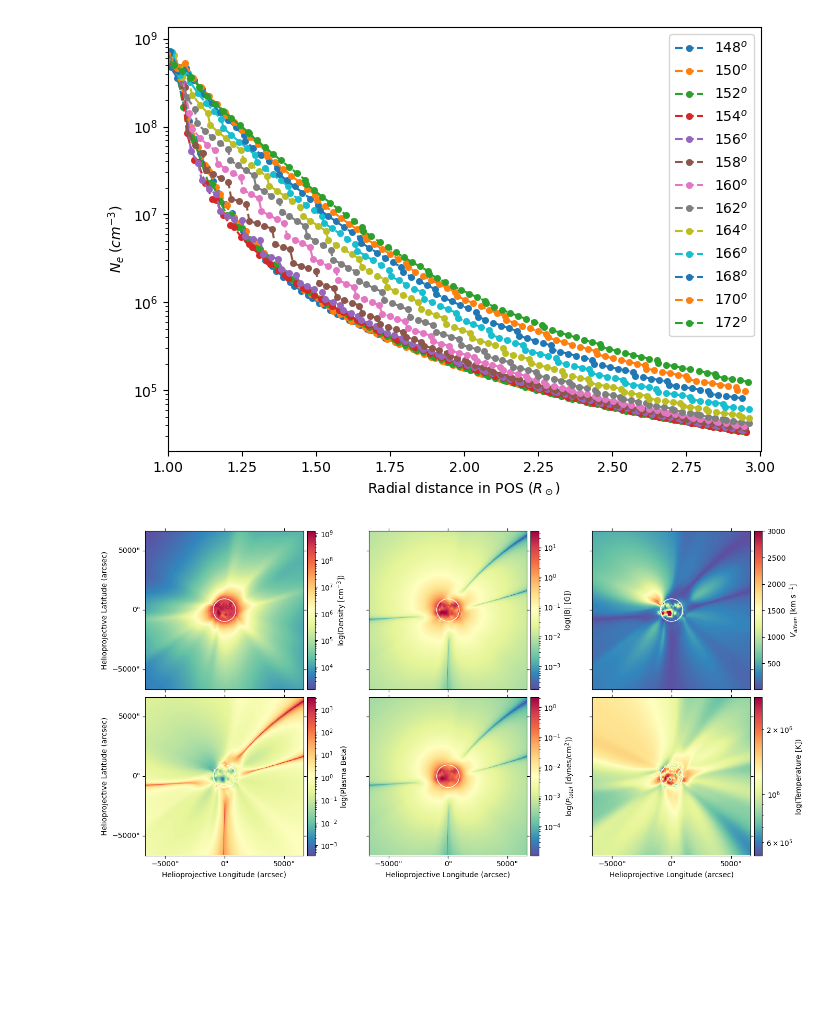
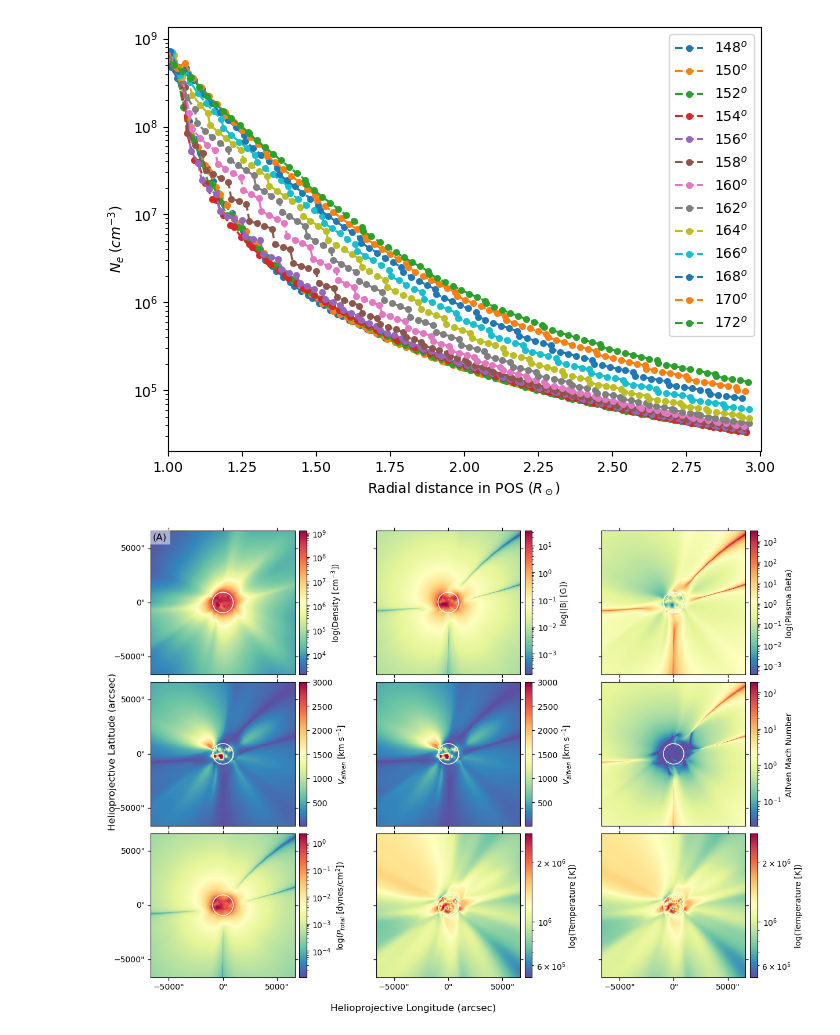
Before and after one commit to MohamedNedal/dias_work, a Jupyter notebook: plot_forward_maps.ipynb, the cells around one changed output. Drawn from its saved outputs; the diff is of its cells as text; code cells hidden in the pictures; blank space fills up the shorter version.

```diff
--- a/plot_forward_maps.ipynb
+++ b/plot_forward_maps.ipynb
@@ -149 +175,9 @@ va = sunpy.map.Map(valf_km_s, dens.meta)
+# %%
+# Calculate plasma speed
+vsw_arr = np.sqrt(vx.data**2 + vy.data**2 + vz.data**2)
+vsw = sunpy.map.Map(vsw_arr, vx.meta)
+
+# Calculate Alfven Mach number
+Ma_arr = vsw.data / va.data
+Ma = sunpy.map.Map(Ma_arr, vsw.meta)
 # %%
@@ -247,9 +281,11 @@ plt.show()
 # %% [output]
 [figure]
 # %%
-fig = plt.figure(figsize=[14,7])
+fig = plt.figure(figsize=[15,10])
+fig.supxlabel('Helioprojective Longitude (arcsec)', y=0.05)
+fig.supylabel('Helioprojective Latitude (arcsec)', x=0.15)
 
-ax = fig.add_subplot(231, projection=dens)
+ax = fig.add_subplot(331, projection=dens)
 img = dens.plot(axes=ax,
                 norm=colors.LogNorm(),
                 cmap='Spectral_r')
@@ -258,11 +294,12 @@ plt.colorbar(img, ax=ax, fraction=0.05, pad=0.02, label='log(Density [cm$^{-3}$]
 ax.grid(False)
 ax.set_title('')
 ax.set_xlabel(' ')
-ax.set_ylabel('Helioprojective Latitude (arcsec)')
-# ax.coords[0].set_ticks_visible(False)
+ax.set_ylabel(' ')
 ax.coords[0].set_ticklabel_visible(False)
+ax.text(0.015, 0.985, '(A)', transform=ax.transAxes, fontsize=12, color='k',
+        verticalalignment='top', bbox=dict(facecolor='white', alpha=0.5, edgecolor='none'))
 
-ax = fig.add_subplot(232, projection=bmag)
+ax = fig.add_subplot(332, projection=bmag)
 img = bmag.plot(axes=ax,
                 norm=colors.LogNorm(),
                 cmap='Spectral_r')
@@ -275,7 +312,33 @@ ax.set_ylabel(' ')
 ax.coords[0].set_ticklabel_visible(False)
 ax.coords[1].set_ticklabel_visible(False)
 
-ax = fig.add_subplot(233, projection=va)
+ax = fig.add_subplot(333, projection=beta)
+img = beta.plot(axes=ax,
+            norm=colors.LogNorm(),
+            cmap='Spectral_r')
+beta.draw_limb()
+plt.colorbar(img, ax=ax, fraction=0.05, pad=0.02, label='log(Plasma Beta)')
+ax.grid(False)
+ax.set_title('')
+ax.set_xlabel(' ')
+ax.set_ylabel(' ')
+ax.coords[0].set_ticklabel_visible(False)
+ax.coords[1].set_ticklabel_visible(False)
+
+ax = fig.add_subplot(334, projection=va)
+img = va.plot(axes=ax,
+            vmin=1e1, vmax=3e3,
+            cmap='Spectral_r')
+va.draw_limb()
+plt.colorbar(img, ax=ax, fraction=0.05, pad=0.02, label='$V_{alfven}$ [km s$^{-1}$]')
+ax.grid(False)
+ax.set_title('')
+ax.set_xlabel(' ')
+ax.set_ylabel(' ')
+ax.coords[0].set_ticklabel_visible(False)
+# ax.coords[1].set_ticklabel_visible(False)
+
+ax = fig.add_subplot(335, projection=va)
 img = va.plot(axes=ax,
             vmin=1e1, vmax=3e3,
             cmap='Spectral_r')
@@ -286,45 +349,63 @@ ax.set_title('')
 ax.set_xlabel(' ')
 ax.set_ylabel(' ')
 ax.coords[0].set_ticklabel_visible(False)
 ax.coords[1].set_ticklabel_visible(False)
 
-ax = fig.add_subplot(234, projection=beta)
-img = beta.plot(axes=ax,
-            norm=colors.LogNorm(),
+ax = fig.add_subplot(336, projection=Ma)
+img = Ma.plot(axes=ax,
+            norm=colors.LogNorm(vmin=2e-2, vmax=2e2),
             cmap='Spectral_r')
-beta.draw_limb()
-plt.colorbar(img, ax=ax, fraction=0.05, pad=0.02, label='log(Plasma Beta)')
+Ma.draw_limb()
+plt.colorbar(img, ax=ax, fraction=0.05, pad=0.02, label='Alfven Mach Number')
 ax.grid(False)
 ax.set_title('')
-ax.set_xlabel('Helioprojective Longitude (arcsec)')
-ax.set_ylabel('Helioprojective Latitude (arcsec)')
+ax.set_xlabel(' ')
+ax.set_ylabel(' ')
+ax.coords[0].set_ticklabel_visible(False)
+ax.coords[1].set_ticklabel_visible(False)
 
-ax = fig.add_subplot(235, projection=ptot)
+ax = fig.add_subplot(337, projection=ptot)
 img = ptot.plot(axes=ax,
             norm=colors.LogNorm(),
             cmap='Spectral_r')
 ptot.draw_limb()
 plt.colorbar(img, ax=ax, fraction=0.05, pad=0.02, label='log($P_{total}$ [dynes/cm$^2$])')
 ax.grid(False)
 ax.set_title('')
-ax.set_xlabel('Helioprojective Longitude (arcsec)')
+ax.set_xlabel(' ')
 ax.set_ylabel(' ')
-ax.coords[1].set_ticklabel_visible(False)
+# ax.coords[1].set_ticklabel_visible(False)
 
-ax = fig.add_subplot(236, projection=temp)
+ax = fig.add_subplot(338, projection=temp)
 img = temp.plot(axes=ax,
             norm=colors.LogNorm(),
             cmap='Spectral_r')
 temp.draw_limb()
 plt.colorbar(img, ax=ax, fraction=0.05, pad=0.02, label='log(Temperature [K])')
 ax.grid(False)
 ax.set_title('')
-ax.set_xlabel('Helioprojective Longitude (arcsec)')
+ax.set_xlabel(' ')
 ax.set_ylabel(' ')
 ax.coords[1].set_ticklabel_visible(False)
 
-fig.tight_layout()
-fig.savefig(f'{data_dir}/forward_{dens.latex_name[1:].replace(" ","T")}.pdf',format='pdf', bbox_inches='tight')
+ax = fig.add_subplot(339, projection=temp)
+img = temp.plot(axes=ax,
+            norm=colors.LogNorm(),
+            cmap='Spectral_r')
+temp.draw_limb()
+plt.colorbar(img, ax=ax, fraction=0.05, pad=0.02, label='log(Temperature [K])')
+ax.grid(False)
+ax.set_title('')
+ax.set_xlabel(' ')
+ax.set_ylabel(' ')
+ax.coords[1].set_ticklabel_visible(False)
+
+# fig.tight_layout()
+# fig.tight_layout(pad=0.01, w_pad=0.01, h_pad=0.01)
+plt.subplots_adjust(
+    # left=0.05, right=0.95, top=0.95, bottom=0.05,
+    wspace=0.007, hspace=0.05)
+# fig.savefig(f'{data_dir}/forward_{dens.latex_name[1:].replace(" ","T")}.pdf',format='pdf', bbox_inches='tight')
 plt.show()
 # %% [output]
-[figure, old version]
+[figure, new version]
```
Also changed, not shown: parts of 9 cells of this notebook, 4 other files.
